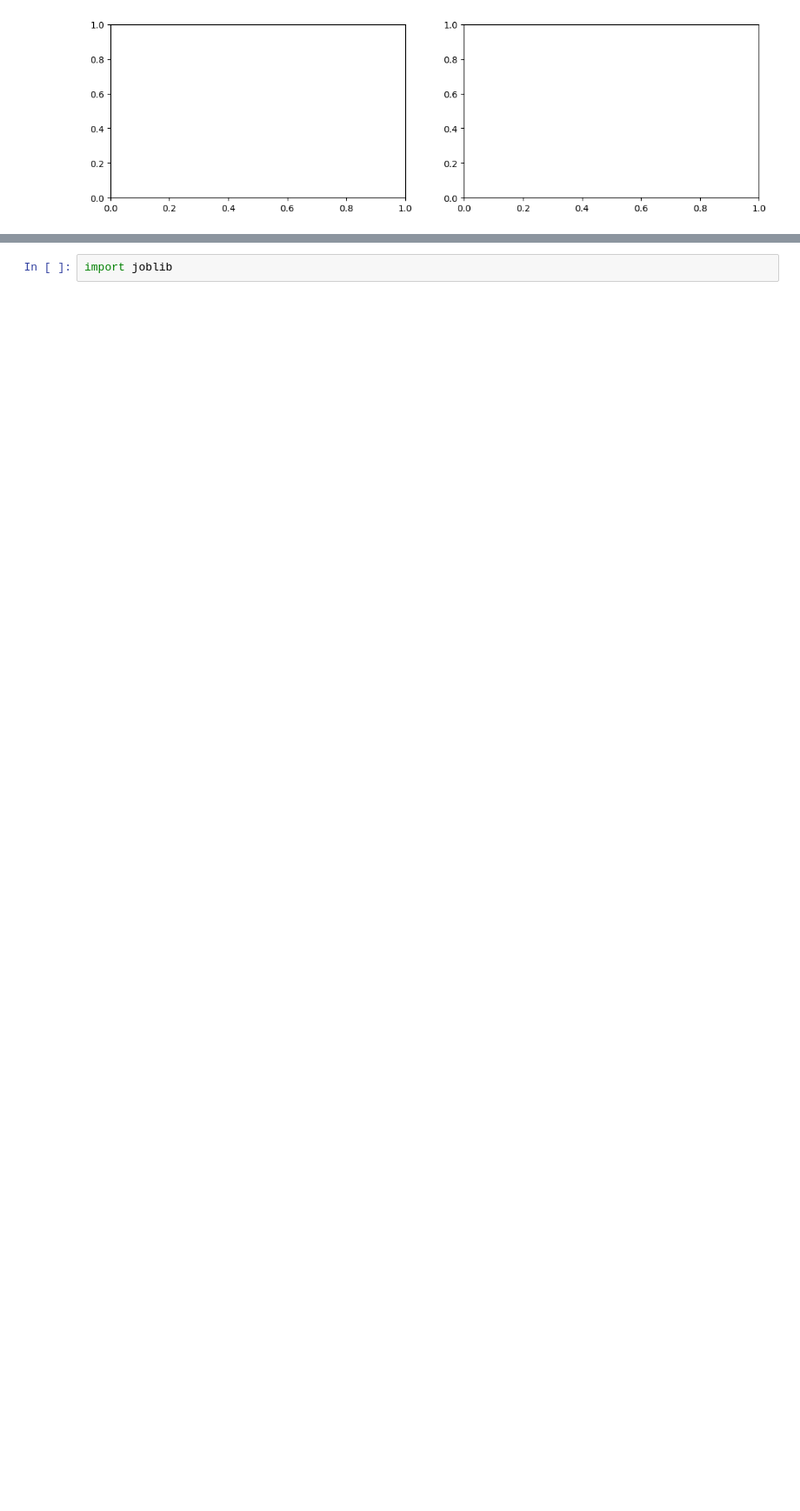
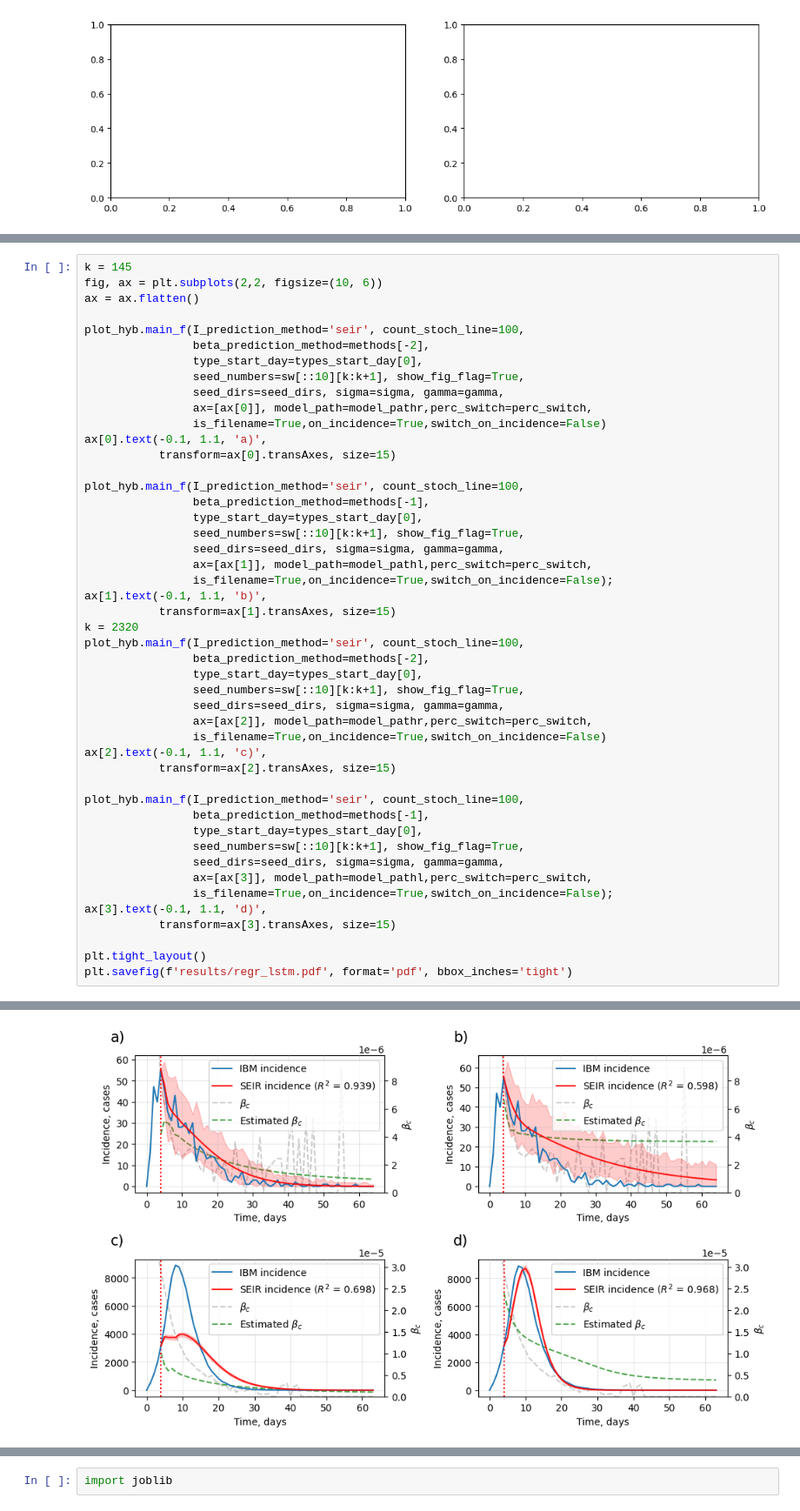
Before and after one commit to Mpkosh/network_hybrid_33, a Jupyter notebook: apply_and_see-Copy1.ipynb, the cells around one changed output, grey strips where cells are left out. Shown at 87% size. Drawn from its saved outputs; the diff is of its cells as text; blank space fills up the shorter version.

```diff
--- a/apply_and_see-Copy1.ipynb
+++ b/apply_and_see-Copy1.ipynb
@@ -348,0 +376,48 @@ Wall time: 3.78 s
+# %%
+k = 145
+fig, ax = plt.subplots(2,2, figsize=(10, 6))
+ax = ax.flatten()
+
+plot_hyb.main_f(I_prediction_method='seir', count_stoch_line=100,
+                beta_prediction_method=methods[-2],
+                type_start_day=types_start_day[0],
+                seed_numbers=sw[::10][k:k+1], show_fig_flag=True,
+                seed_dirs=seed_dirs, sigma=sigma, gamma=gamma,
+                ax=[ax[0]], model_path=model_pathr,perc_switch=perc_switch,
+                is_filename=True,on_incidence=True,switch_on_incidence=False)
+ax[0].text(-0.1, 1.1, 'a)',
+           transform=ax[0].transAxes, size=15)
+
+plot_hyb.main_f(I_prediction_method='seir', count_stoch_line=100,
+                beta_prediction_method=methods[-1],
+                type_start_day=types_start_day[0],
+                seed_numbers=sw[::10][k:k+1], show_fig_flag=True,
+                seed_dirs=seed_dirs, sigma=sigma, gamma=gamma,
+                ax=[ax[1]], model_path=model_pathl,perc_switch=perc_switch,
+                is_filename=True,on_incidence=True,switch_on_incidence=False);
+ax[1].text(-0.1, 1.1, 'b)',
+           transform=ax[1].transAxes, size=15)
+k = 2320
+plot_hyb.main_f(I_prediction_method='seir', count_stoch_line=100,
+                beta_prediction_method=methods[-2],
+                type_start_day=types_start_day[0],
+                seed_numbers=sw[::10][k:k+1], show_fig_flag=True,
+                seed_dirs=seed_dirs, sigma=sigma, gamma=gamma,
+                ax=[ax[2]], model_path=model_pathr,perc_switch=perc_switch,
+                is_filename=True,on_incidence=True,switch_on_incidence=False)
+ax[2].text(-0.1, 1.1, 'c)',
+           transform=ax[2].transAxes, size=15)
+
+plot_hyb.main_f(I_prediction_method='seir', count_stoch_line=100,
+                beta_prediction_method=methods[-1],
+                type_start_day=types_start_day[0],
+                seed_numbers=sw[::10][k:k+1], show_fig_flag=True,
+                seed_dirs=seed_dirs, sigma=sigma, gamma=gamma,
+                ax=[ax[3]], model_path=model_pathl,perc_switch=perc_switch,
+                is_filename=True,on_incidence=True,switch_on_incidence=False);
+ax[3].text(-0.1, 1.1, 'd)',
+           transform=ax[3].transAxes, size=15)
+
+plt.tight_layout()
+plt.savefig(f'results/regr_lstm.pdf', format='pdf', bbox_inches='tight')
+# %% [output]
@@ -348,0 +428 @@ Wall time: 3.78 s
+[figure, added]
```
Also changed, not shown: parts of 12 cells of this notebook, 24 other files.
